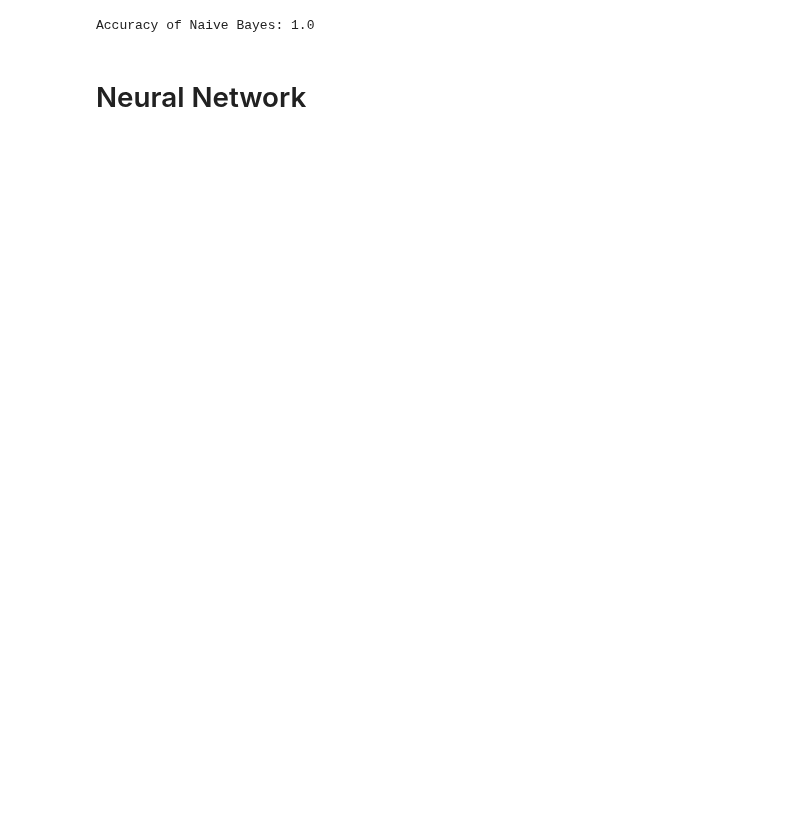
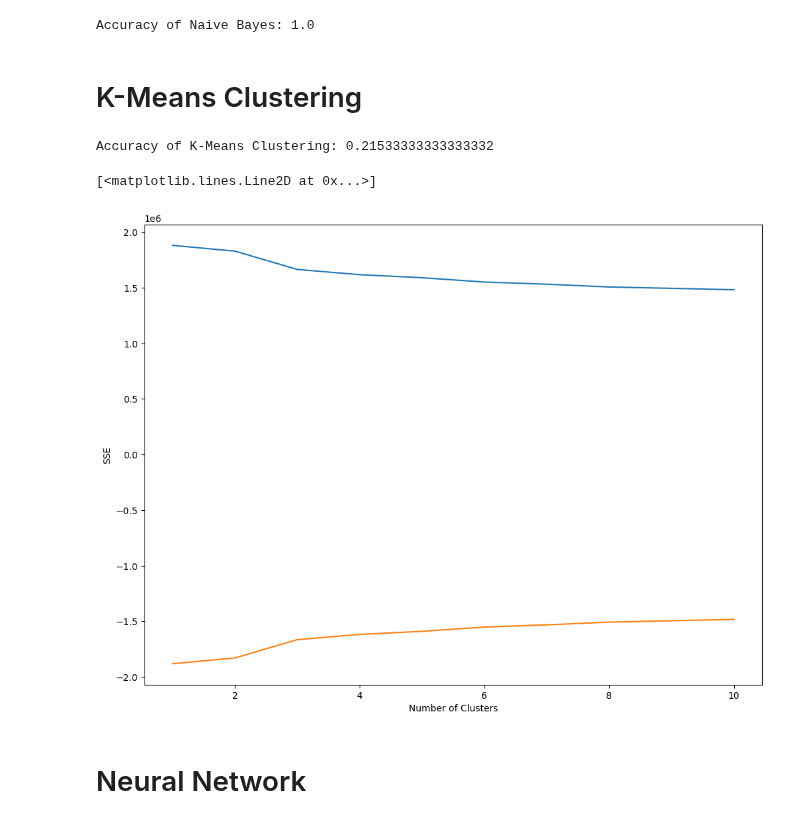
Before and after one commit to Devoalda/CSC3105_Project, a Jupyter notebook: Project.ipynb, the cells around one changed output. Cells and saved outputs as stored; diff of their text form; code cells hidden in the pictures; blank space fills up the shorter version.

```diff
--- a/Project.ipynb
+++ b/Project.ipynb
@@ -459,3 +468,5 @@ accuracy_nb = accuracy_score(y_test, y_pred_nb)
 print(f"Accuracy of Naive Bayes: {accuracy_nb}")
 # %% [output]
 Accuracy of Naive Bayes: 1.0
+# %% [markdown]
+# K-Means Clustering
@@ -462,3 +479,28 @@ Accuracy of Naive Bayes: 1.0
+# %%
+y_pred_kmeans = loaded_model.predict(X_test)
+accuracy_kmeans = accuracy_score(y_test, y_pred_kmeans)
+print(f"Accuracy of K-Means Clustering: {accuracy_kmeans}")
+# %% [output]
+Accuracy of K-Means Clustering: 0.21533333333333332
+# %%
+plt.rcParams["figure.figsize"] = (12, 9)  # The default value of the figsize parameter is [6.4, 4.8]
+
+numClusters = [1, 2, 3, 4, 5, 6, 7, 8, 9, 10]
+SSE = []
+Error = []
+for k in numClusters:
+    k_means = KMeans(n_clusters=k)
+    k_means.fit(data)
+    SSE.append(k_means.inertia_)  # Sum of squared distances of samples to their closest cluster center
+    Error.append(k_means.score(data))
+
+plt.xlabel('Number of Clusters')
+plt.ylabel('SSE')
+plt.plot(numClusters, SSE)
+plt.plot(numClusters, Error)
+# %% [output]
+[<matplotlib.lines.Line2D at 0x...>]
+[figure, added]
 # %% [markdown]
 # Neural Network
 # %%
```
Also changed, not shown: parts of 11 cells of this notebook.
